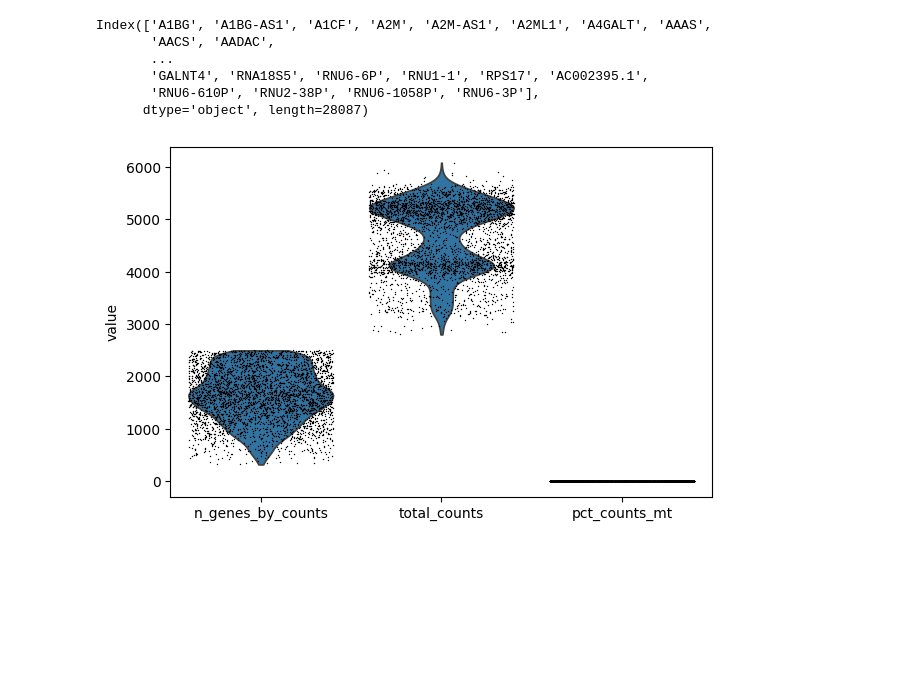
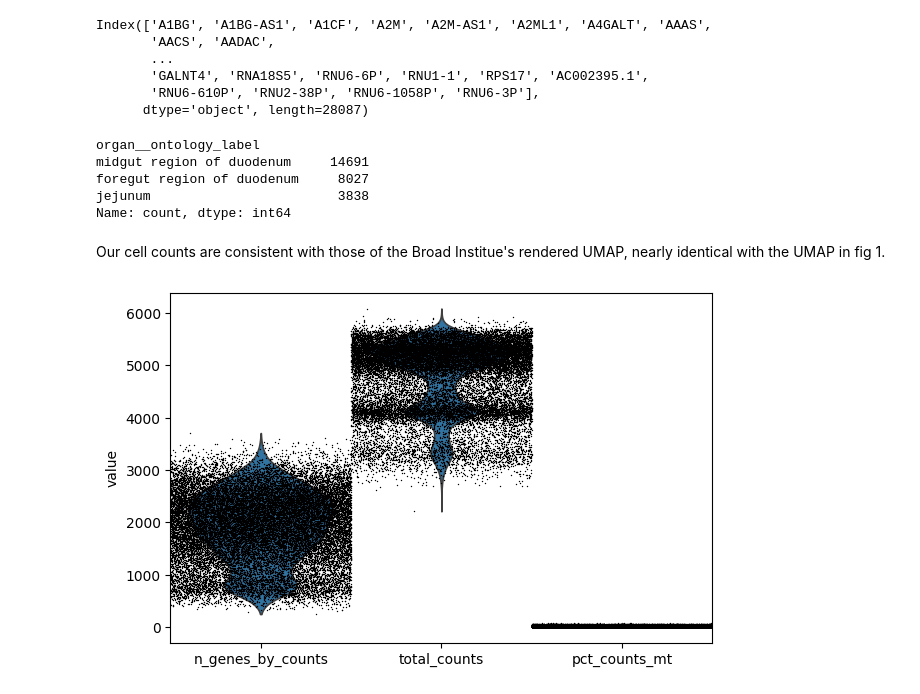
Before and after one commit to aneesav/singlecell, a Jupyter notebook: analysis/kummerlowe.ipynb, the cells around one changed output. Cells and saved outputs as stored; diff of their text form; code cells hidden in the pictures; blank space fills up the shorter version.

```diff
--- a/analysis/kummerlowe.ipynb
+++ b/analysis/kummerlowe.ipynb
@@ -85,19 +85,29 @@ Index(['A1BG', 'A1BG-AS1', 'A1CF', 'A2M', 'A2M-AS1', 'A2ML1', 'A4GALT', 'AAAS',
       dtype='object', length=28087)
 # %%
 adata_raw = adata.copy()
+# %%
+# Important for UMAP comparison later
+# Count the number of cells for each value in the 'organ_ontology_label' column
+cell_counts = adata.obs['organ__ontology_label'].value_counts()
+
+# Display counts
+print(cell_counts)
+# %% [output]
+organ__ontology_label
+midgut region of duodenum     14691
+foregut region of duodenum     8027
+jejunum                        3838
+Name: count, dtype: int64
+# %% [markdown]
+Our cell counts are consistent with those of the Broad Institue's rendered UMAP, nearly identical with the UMAP in fig 1.
 # %%
-# Identify mitochondrial genes
+# Boolean mitochondrial gene identification
 adata.var['mt'] = adata.var_names.str.startswith('MT-')
 
-# Calculate QC metrics
+# Calculate QC metrics on mitochondrial genes
 sc.pp.calculate_qc_metrics(adata, qc_vars=['mt'], percent_top=None, log1p=False, inplace=True)
 
-# Visualize detected counts, total expression/cell, and % of mitochondrial genes
-sc.pl.violin(adata, ['n_genes_by_counts', 'total_counts', 'pct_counts_mt'], jitter=0.4)
-
-# Filter cells
-adata_filtered = adata[adata.obs.n_genes_by_counts > 200, :]
-adata_filtered = adata[adata.obs.n_genes_by_counts < 2500, :]
-adata_filtered = adata[adata.obs.pct_counts_mt < 5, :]
+# Visualize detected counts, total expression and % of mitochondrial genes per cell
+sc.pl.violin(adata, ['n_genes_by_counts', 'total_counts', 'pct_counts_mt'], jitter=0.5)
 # %% [output]
-[figure, old version]
+[figure, new version]
```
Also changed, not shown: parts of 16 cells of this notebook.
